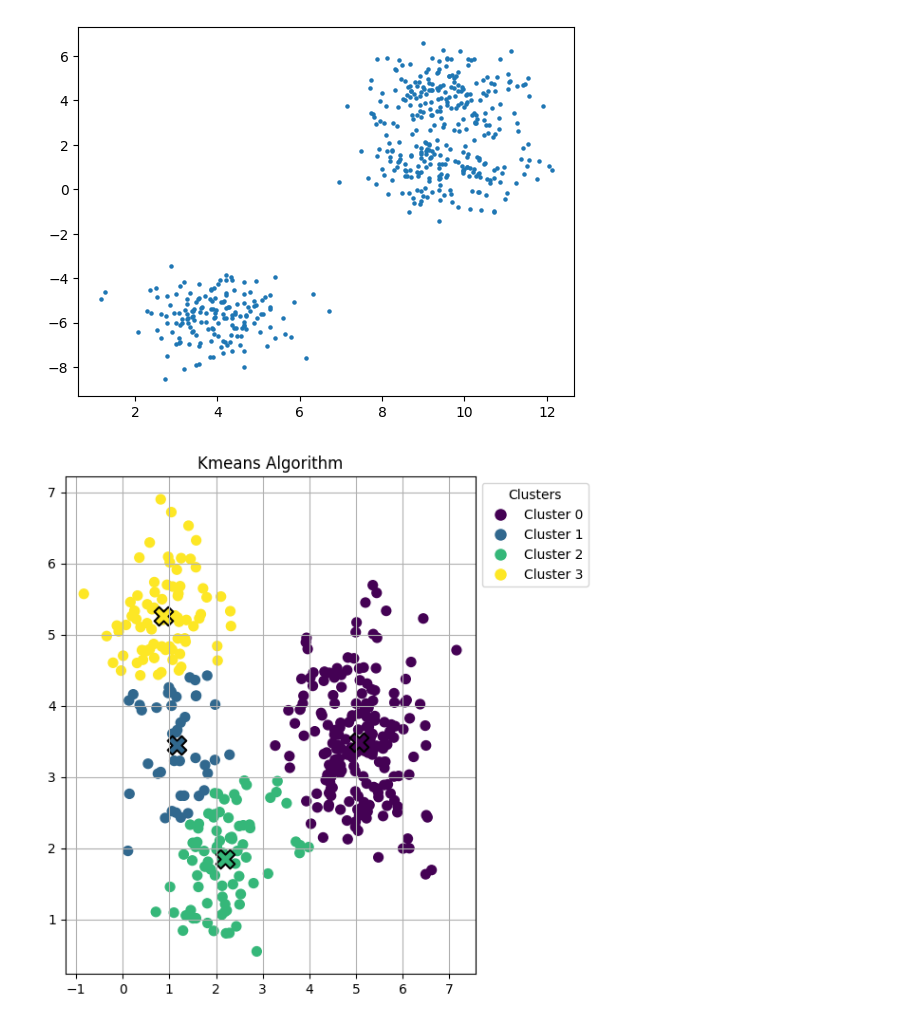
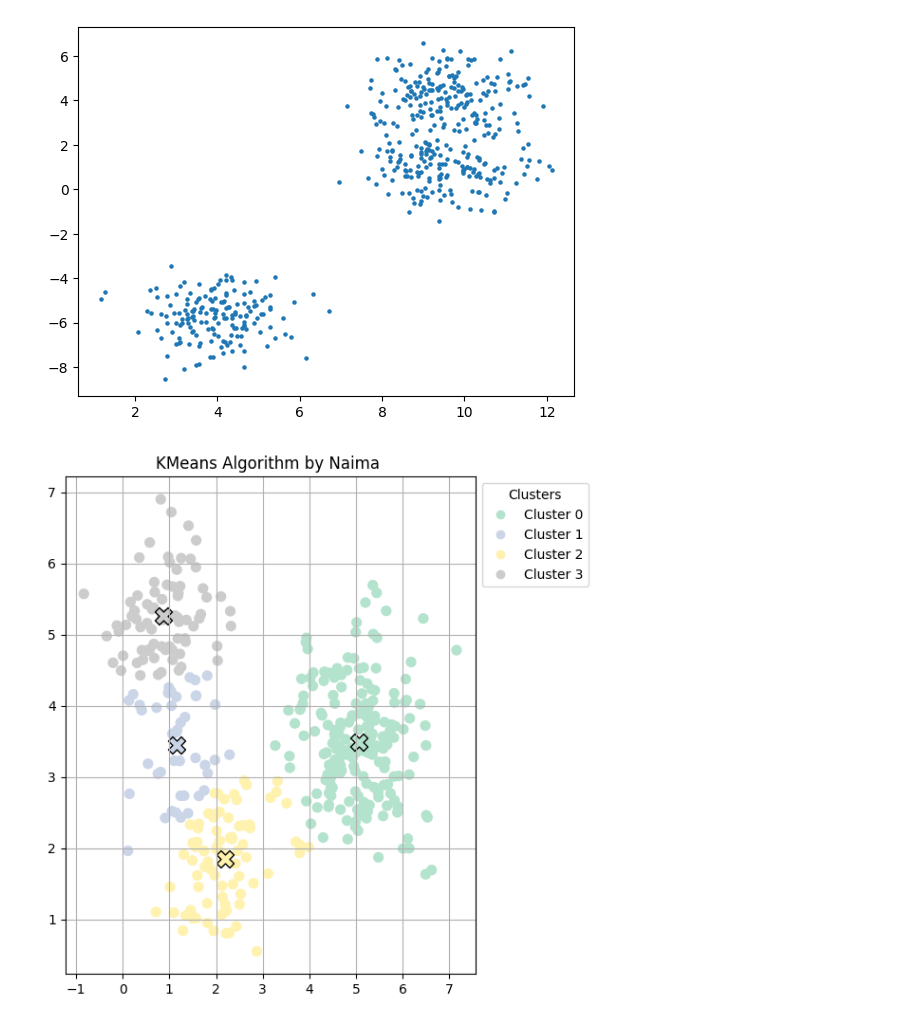
Before and after one commit to naica922/uek_259_MachieneLearning, a Jupyter notebook: demos/04_Clustering_with_KMeans.ipynb, the cells around one changed output. Cells and saved outputs as stored; diff of their text form; code cells hidden in the pictures.

```diff
--- a/demos/04_Clustering_with_KMeans.ipynb
+++ b/demos/04_Clustering_with_KMeans.ipynb
@@ -167,27 +167,26 @@ n_groups = 4
 estimated_labels, clusterCenters = k_means(features, n_groups)
 # %%
 fig, ax = plt.subplots(figsize=(6, 6))
-
-cmap = plt.get_cmap('viridis', n_groups)
+cmap = plt.get_cmap('Pastel2', n_groups)
 
 scatter = ax.scatter(x=features[:,0], y=features[:,1], c=estimated_labels, s=50, cmap=cmap, label='Data Points')
 
 # Plot the cluster centers
 for i in range(n_groups):
-    ax.scatter(x=clusterCenters[i,0], y=clusterCenters[i,1], c=[cmap(i)], s=200, marker='X', edgecolor='black', linewidth=1.5)
+    ax.scatter(x=clusterCenters[i,0], y=clusterCenters[i,1], c=[cmap(i)], s=170, marker='X', edgecolor='black', linewidth=1)
 
 # Legend
 legend_handles = []
 for i in range(n_groups):
-    legend_handles.append(plt.Line2D([0], [0], marker='o', color='w',
-                                     markerfacecolor=cmap(i), markersize=10,
+    legend_handles.append(plt.Line2D([0], [0], color=cmap(i), marker='o', linestyle='',
+                                     markerfacecolor=cmap(i),
                                      label=f'Cluster {i}'))
 
 ax.legend(handles=legend_handles, title="Clusters", loc='upper left', bbox_to_anchor=(1, 1))
 
-ax.set_title('Kmeans Algorithm')
+ax.set_title('KMeans Algorithm by Naima ')
 ax.grid(True)
 plt.tight_layout()
 plt.show()
 # %% [output]
-[figure, old version]
+[figure, new version]
```
